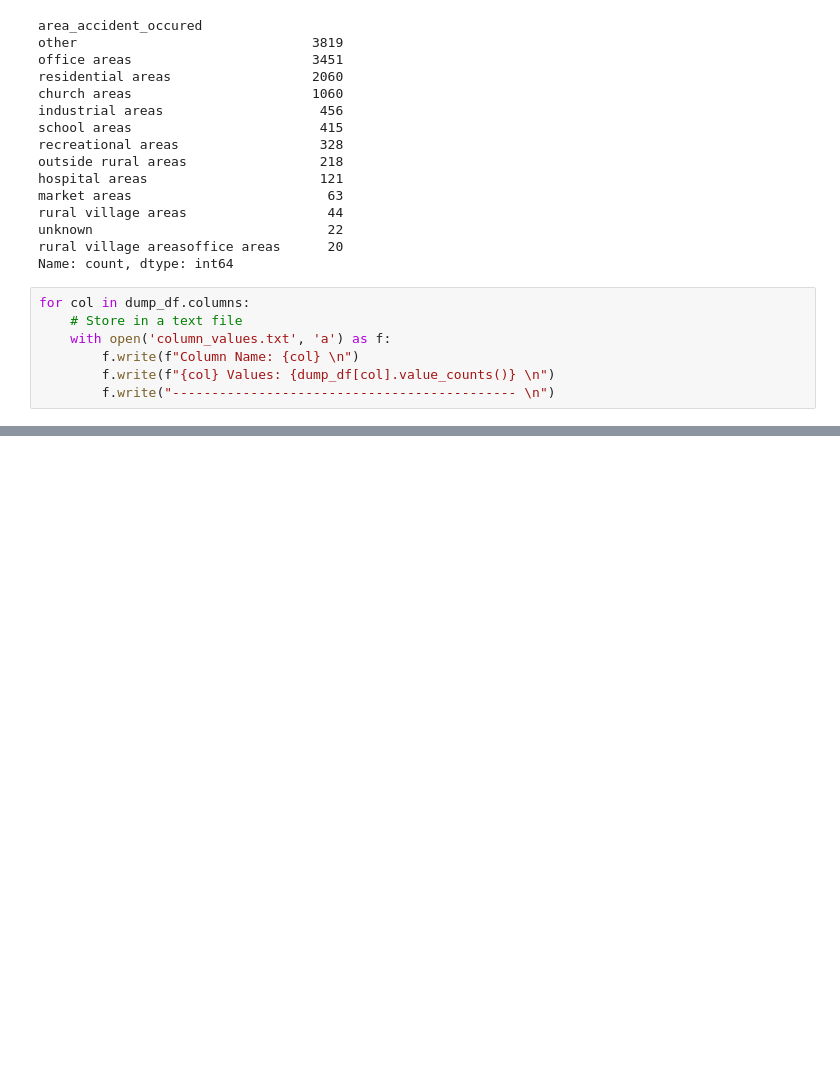
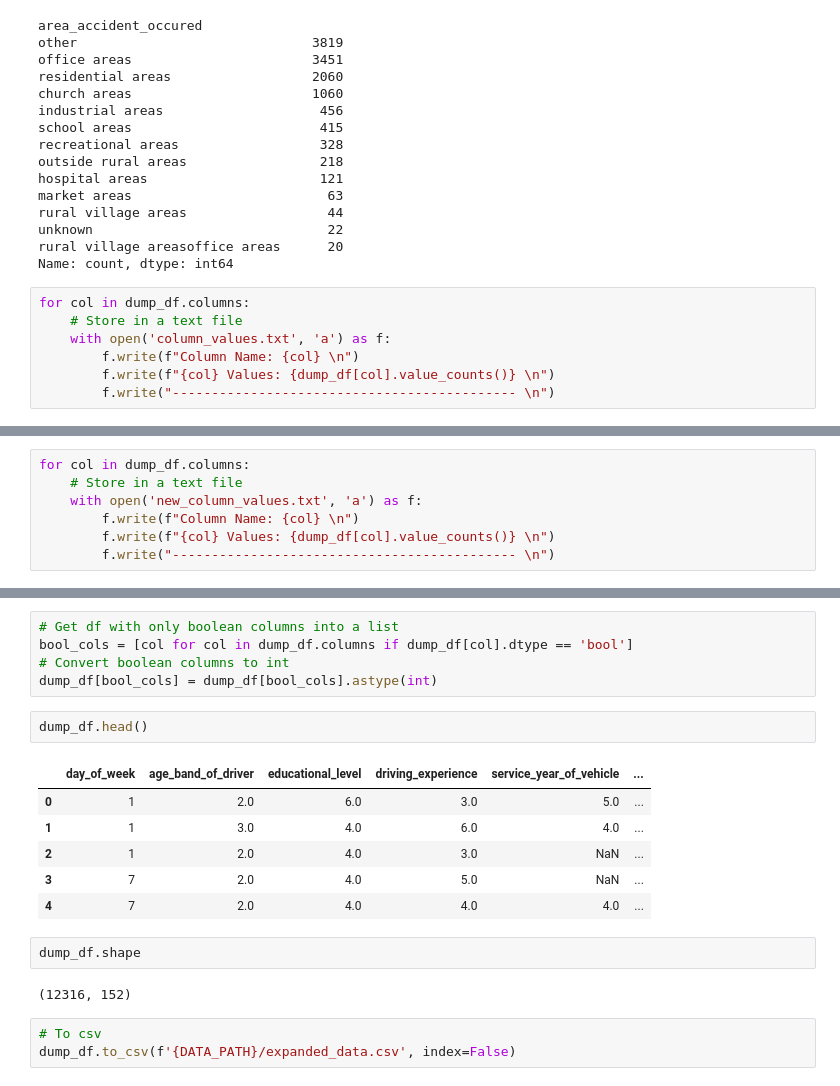
Before and after one commit to jplaulau14/road-traffic-severity-classification, a Jupyter notebook: notebooks/02_preprocessing_part2.ipynb, the cells around one changed output, grey strips where cells are left out. Drawn from its saved outputs; the diff is of its cells as text; blank space fills up the shorter version.

```diff
--- a/notebooks/02_preprocessing_part2.ipynb
+++ b/notebooks/02_preprocessing_part2.ipynb
@@ -108,0 +117,7 @@ to_nan = ['unknown']
+# %%
+for col in dump_df.columns:
+    # Store in a text file
+    with open('new_column_values.txt', 'a') as f:
+        f.write(f"Column Name: {col} \n")
+        f.write(f"{col} Values: {dump_df[col].value_counts()} \n")
+        f.write("-------------------------------------------- \n")
@@ -108,0 +230,21 @@ to_nan = ['unknown']
+# %%
+# Get df with only boolean columns into a list
+bool_cols = [col for col in dump_df.columns if dump_df[col].dtype == 'bool']
+# Convert boolean columns to int
+dump_df[bool_cols] = dump_df[bool_cols].astype(int)
+# %%
+dump_df.head()
+# %% [output]
+|  | day_of_week | age_band_of_driver | educational_level | driving_experience | service_year_of_vehicle | ... |
+| 0 | 1 | 2.0 | 6.0 | 3.0 | 5.0 | ... |
+| 1 | 1 | 3.0 | 4.0 | 6.0 | 4.0 | ... |
+| 2 | 1 | 2.0 | 4.0 | 3.0 | NaN | ... |
+| 3 | 7 | 2.0 | 4.0 | 5.0 | NaN | ... |
+| 4 | 7 | 2.0 | 4.0 | 4.0 | 4.0 | ... |
+# %%
+dump_df.shape
+# %% [output]
+(12316, 152)
+# %%
+# To csv
+dump_df.to_csv(f'{DATA_PATH}/expanded_data.csv', index=False)
```
Also changed, not shown: parts of 10 cells of this notebook, 6 other files.
